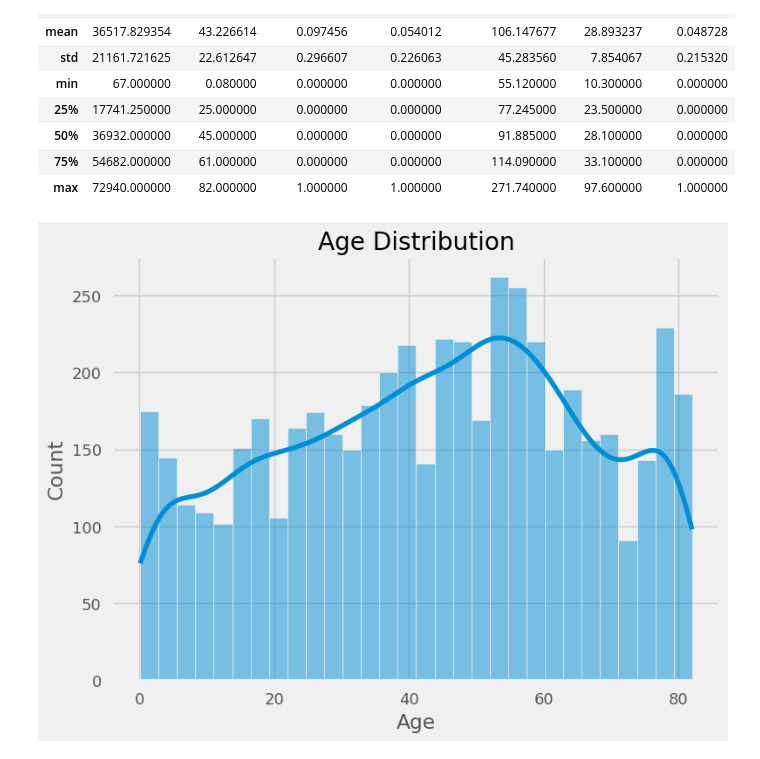
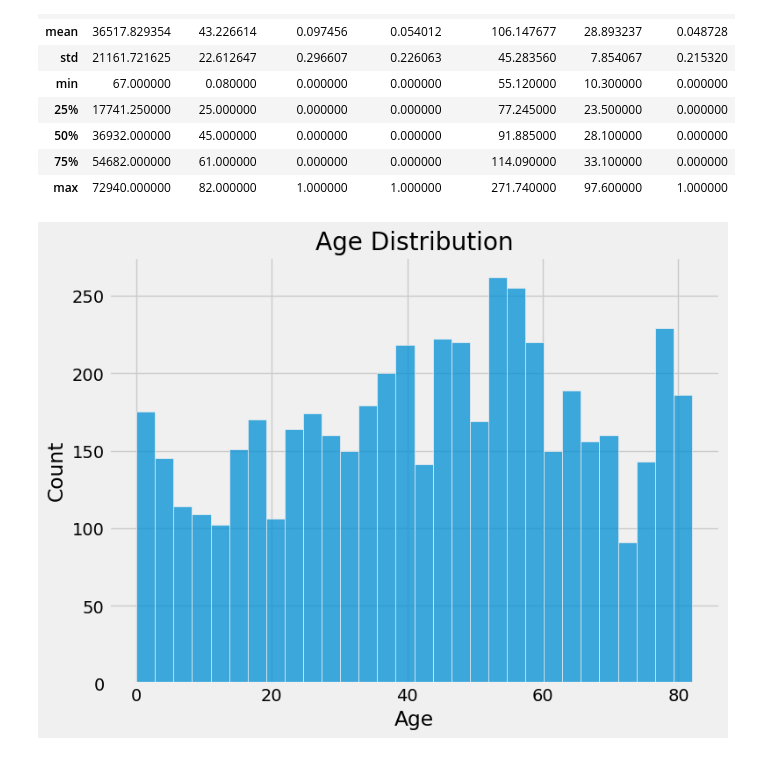
Before and after one commit to Yuuklo/stroke-prediction, a Jupyter notebook: notebooks/01_eda.ipynb, the cells around one changed output. Cells and saved outputs as stored; diff of their text form; code cells hidden in the pictures.

```diff
--- a/notebooks/01_eda.ipynb
+++ b/notebooks/01_eda.ipynb
@@ -75,17 +86,14 @@ df.describe()
 | 50% | 36932.000000 | 45.000000 | 0.000000 | 0.000000 | 91.885000 | 28.100000 | 0.000000 |
 | 75% | 54682.000000 | 61.000000 | 0.000000 | 0.000000 | 114.090000 | 33.100000 | 0.000000 |
 | max | 72940.000000 | 82.000000 | 1.000000 | 1.000000 | 271.740000 | 97.600000 | 1.000000 |
-# %%
-plt.style.use('fivethirtyeight')
 # %%
 #visualize age distribution
-plt.figure(figsize= (8, 6))
-sns.histplot(df['age'], bins=30, kde= True)
+sns.histplot(df['age'], bins=30)
 plt.title('Age Distribution')
 plt.xlabel("Age")
 plt.ylabel("Count")
 plt.show()
 
 #our data contains a diverse amount of data from all age groups.
 # %% [output]
-[figure, old version]
+[figure, new version]
```
Also changed, not shown: parts of 14 cells of this notebook.
